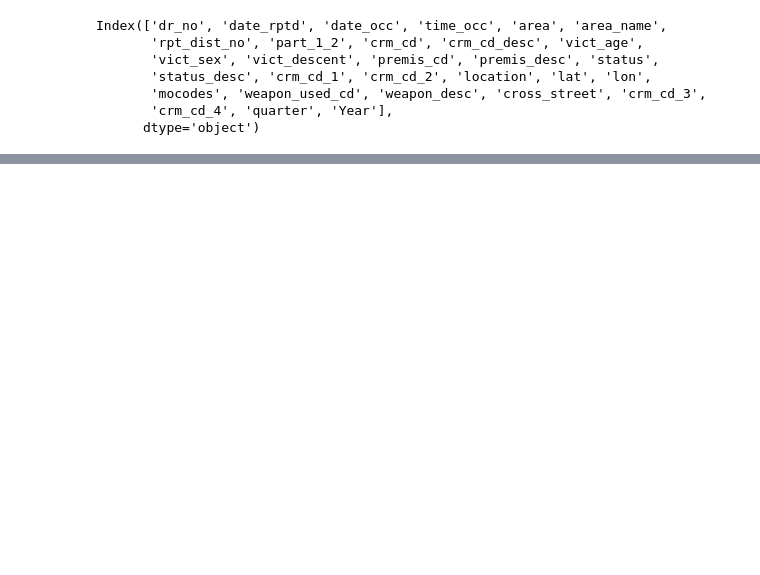
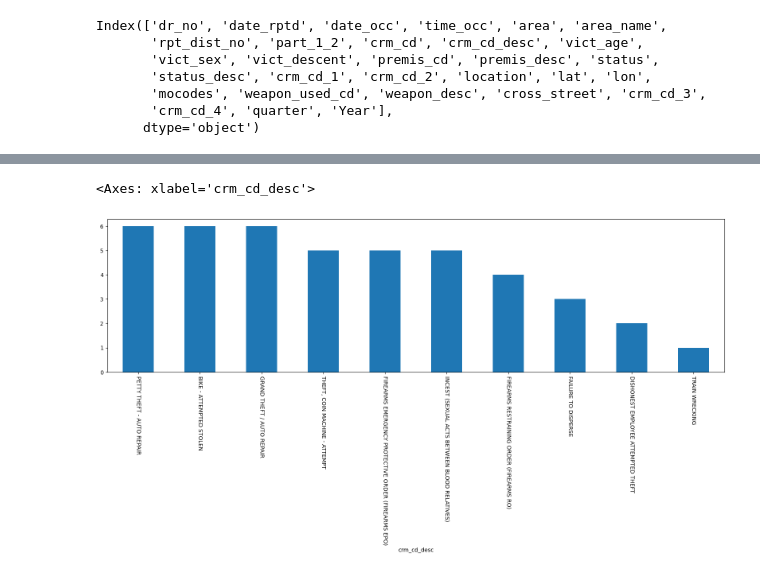
Before and after one commit to wiseorcool/Project-1-Team-4, a Jupyter notebook: April 10th Initial Graphs/json-response.ipynb, the cells around one changed output, grey strips where cells are left out. Drawn from its saved outputs; the diff is of its cells as text; code cells hidden in the pictures; blank space fills up the shorter version.

```diff
--- a/April 10th Initial Graphs/json-response.ipynb
+++ b/April 10th Initial Graphs/json-response.ipynb
@@ -314,0 +417,7 @@ Index(['dr_no', 'date_rptd', 'date_occ', 'time_occ', 'area', 'area_name',
+# %%
+#Least 10 crimes committed
+
+crime_code_df_desc.sort_values(ascending=False).tail(10).plot(kind="bar",figsize=(20,5),rot=-90)
+# %% [output]
+<Axes: xlabel='crm_cd_desc'>
+[figure, added]
```
Also changed, not shown: parts of 25 cells of this notebook.
